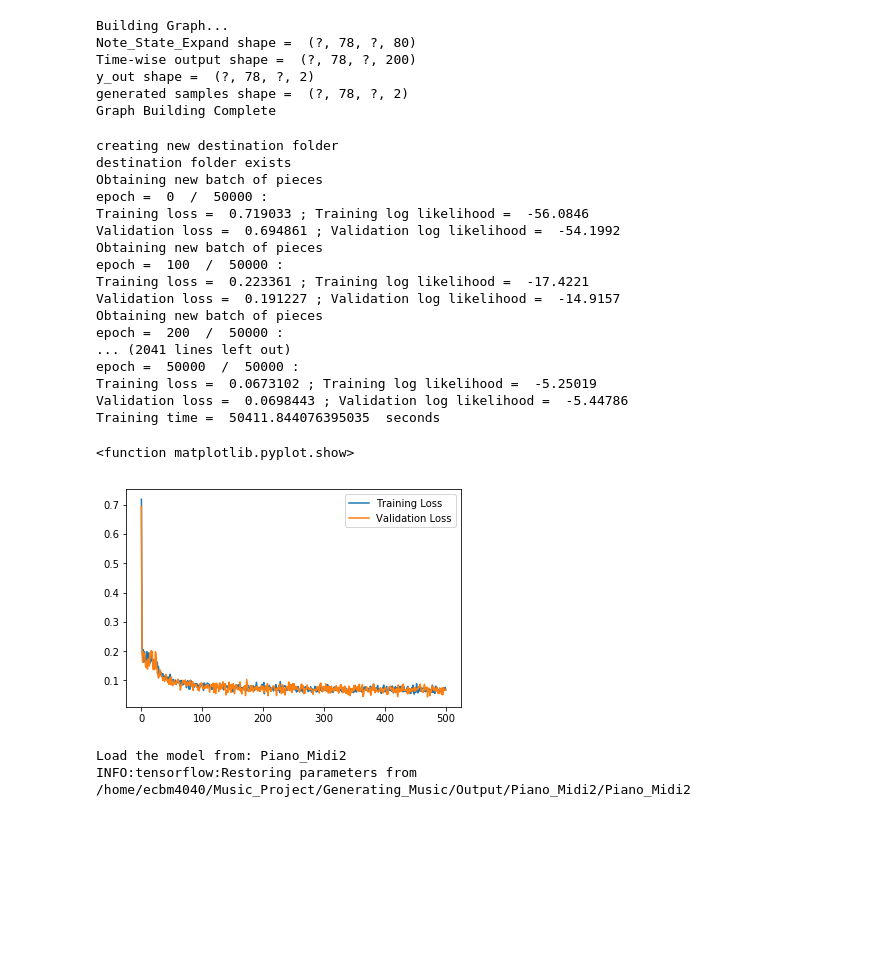
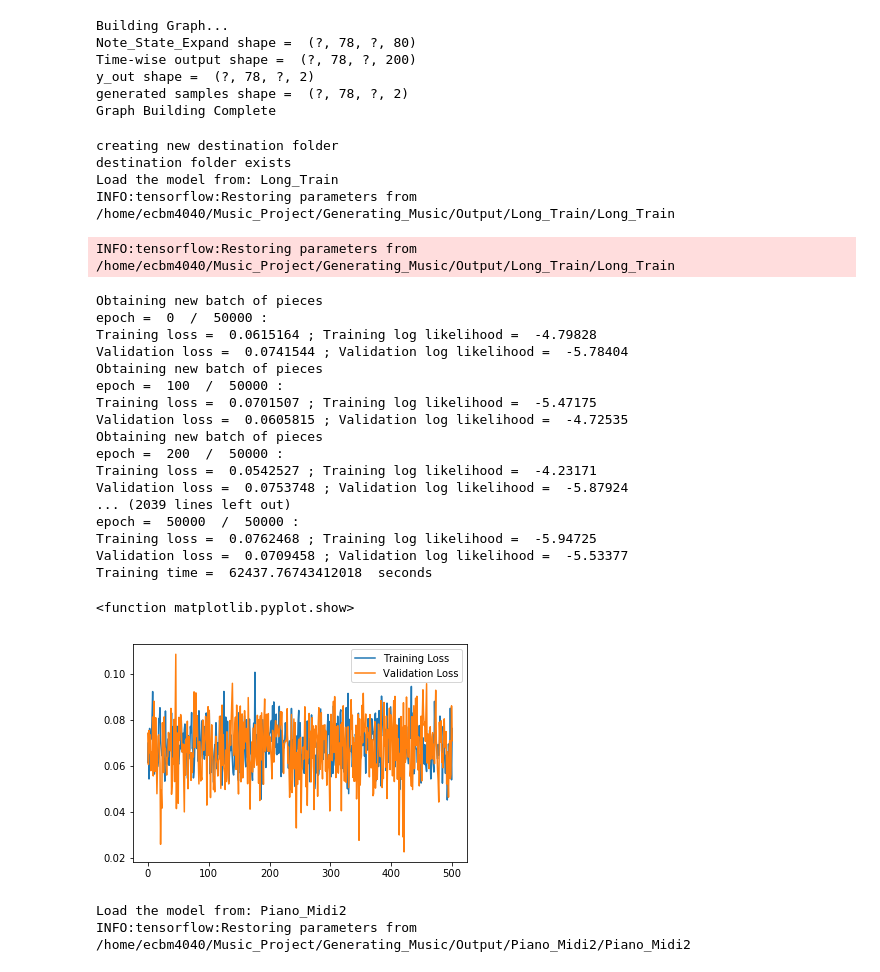
Before and after one commit to nikhil-kotecha/Generating_Music, a Jupyter notebook: Main.ipynb, the cells around one changed output. Cells and saved outputs as stored; diff of their text form; code cells hidden in the pictures; blank space fills up the shorter version.

Commit message:
Model trained 13 hours on 128 time steps and 17 hours for 256 time steps

```diff
--- a/Main.ipynb
+++ b/Main.ipynb
@@ -166,10 +166,10 @@ start_time = time.time()
 N_epochs = 50000
 loss_hist=[]
 loss_valid_hist=[]
-restore_model_name = None
-save_model_name = 'Long_Train'
-batch_size = 10
-num_timesteps = 128
+restore_model_name = 'Long_Train'
+save_model_name = 'Long_Train_256'
+batch_size = 5
+num_timesteps = 256
 keep_prob=.5
 
 # Save Model
@@ -237,50 +237,55 @@ with tf.Session() as sess:
         if (epoch % 100) == 0 & (epoch > 0):
             # Calculation Validation loss
             _, batch_input_state_valid = multi_training.getPieceBatch(validation_pieces, batch_size, num_timesteps) # not using their 'convolution' filter
             batch_input_state_valid = np.array(batch_input_state_valid)
             batch_input_state_valid = np.swapaxes(batch_input_state_valid, axis1=1, axis2=2)
             feed_dict = {Note_State_Batch: batch_input_state_valid, timewise_state: timewise_state_val, notewise_state: notewise_state_val, time_init: 0, output_keep_prob: keep_prob}
             loss_valid, log_likelihood_valid = sess.run([loss, log_likelihood], feed_dict=feed_dict)
 
             print('epoch = ', epoch, ' / ', N_epochs, ':')
             print('Training loss = ', loss_run, '; Training log likelihood = ', log_likelihood_run)
             print('Validation loss = ', loss_valid, '; Validation log likelihood = ', log_likelihood_valid)
 
             loss_hist.append(loss_run)
             loss_valid_hist.append(loss_valid)
 
         # Periodically generate Sample of music
 
 
 end_time = time.time()
 
 print('Training time = ', end_time - start_time, ' seconds')
 
 # Plot the loss histories
 plt.plot(loss_hist, label="Training Loss")
 plt.plot(loss_valid_hist, label="Validation Loss")
 plt.legend()
 plt.show
 # %% [output]
 creating new destination folder
 destination folder exists
-Obtaining new batch of pieces
-epoch =  0  /  50000 :
-Training loss =  0.719033 ; Training log likelihood =  -56.0846
-Validation loss =  0.694861 ; Validation log likelihood =  -54.1992
-Obtaining new batch of pieces
-epoch =  100  /  50000 :
-Training loss =  0.223361 ; Training log likelihood =  -17.4221
-Validation loss =  0.191227 ; Validation log likelihood =  -14.9157
-Obtaining new batch of pieces
-epoch =  200  /  50000 :
-... (2041 lines left out)
-epoch =  50000  /  50000 :
-Training loss =  0.0673102 ; Training log likelihood =  -5.25019
-Validation loss =  0.0698443 ; Validation log likelihood =  -5.44786
-Training time =  50411.844076395035  seconds
+Load the model from: Long_Train
+INFO:tensorflow:Restoring parameters from /home/ecbm4040/Music_Project/Generating_Music/Output/Long_Train/Long_Train
-<function matplotlib.pyplot.show>
+INFO:tensorflow:Restoring parameters from /home/ecbm4040/Music_Project/Generating_Music/Output/Long_Train/Long_Train
+Obtaining new batch of pieces
+epoch =  0  /  50000 :
+Training loss =  0.0615164 ; Training log likelihood =  -4.79828
+Validation loss =  0.0741544 ; Validation log likelihood =  -5.78404
+Obtaining new batch of pieces
+epoch =  100  /  50000 :
+Training loss =  0.0701507 ; Training log likelihood =  -5.47175
+Validation loss =  0.0605815 ; Validation log likelihood =  -4.72535
+Obtaining new batch of pieces
+epoch =  200  /  50000 :
+Training loss =  0.0542527 ; Training log likelihood =  -4.23171
+Validation loss =  0.0753748 ; Validation log likelihood =  -5.87924
+... (2039 lines left out)
+epoch =  50000  /  50000 :
+Training loss =  0.0762468 ; Training log likelihood =  -5.94725
+Validation loss =  0.0709458 ; Validation log likelihood =  -5.53377
+Training time =  62437.76743412018  seconds
+<function matplotlib.pyplot.show>
-[figure, old version]
+[figure, new version]
 # %%
 # Generate Final Test and Validation Likelihoods
 keep_prob=1
```
Also changed, not shown: parts of 2 cells of this notebook, 26 other files.
